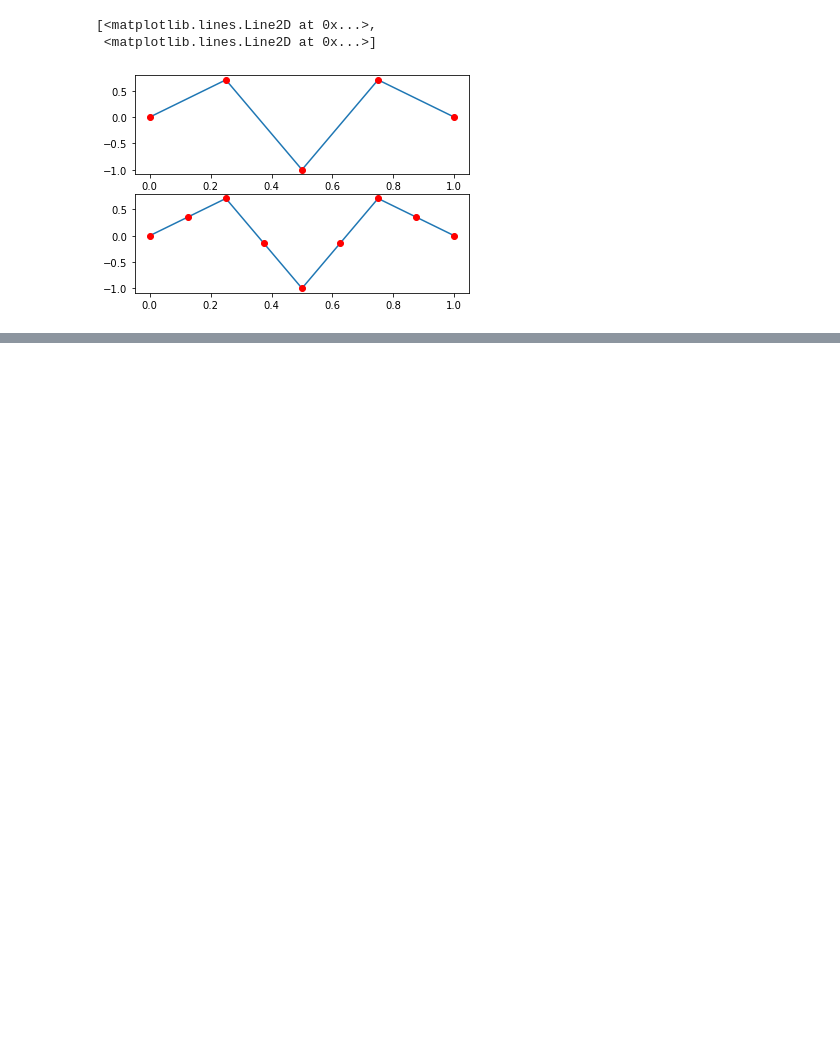
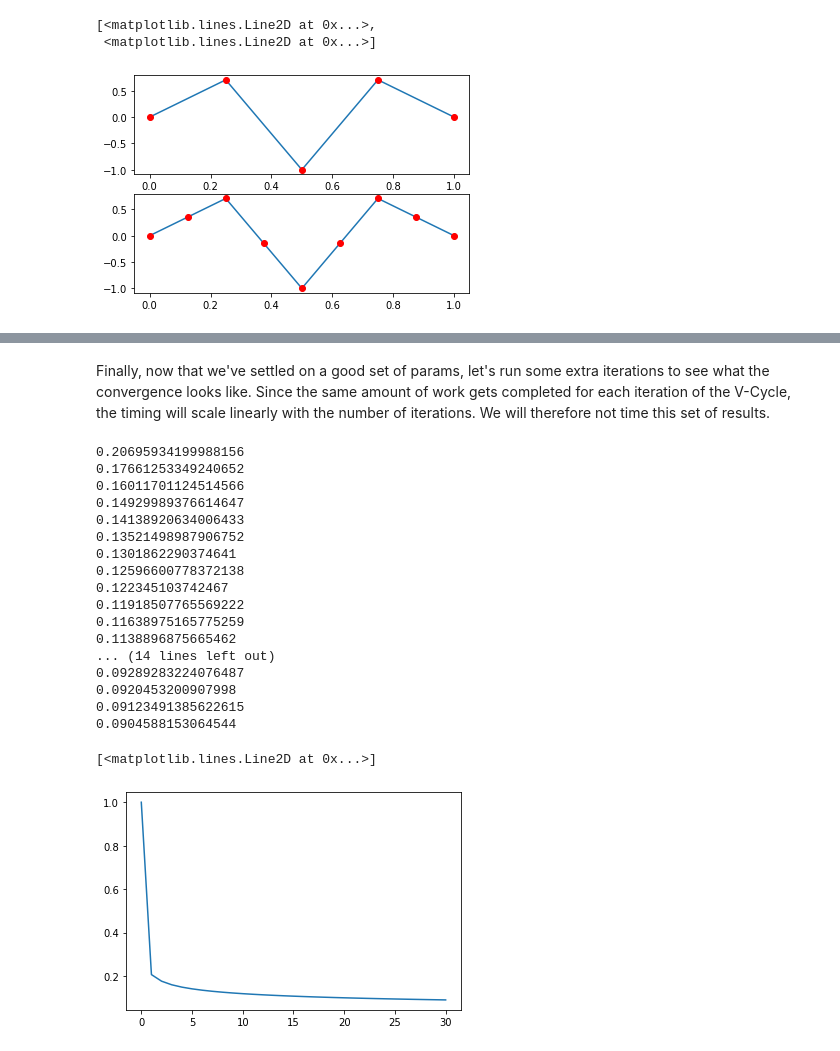
Before and after one commit to nsmoore57/M5344-IterativeMethods, a Jupyter notebook: MultigridPresentation/Multigrid Presentation.ipynb, the cells around one changed output, grey strips where cells are left out. Cells and saved outputs as stored; diff of their text form; code cells hidden in the pictures; blank space fills up the shorter version.

```diff
--- a/MultigridPresentation/Multigrid Presentation.ipynb
+++ b/MultigridPresentation/Multigrid Presentation.ipynb
@@ -221,0 +398,16 @@ axs[1].plot(x_coarse,y_coarse,'-',x_coarse, y_coarse, 'ro')
+# %%
+# Run TwoGrid - 5 pre and 5 post relax, 1 iteration
+startT = time.time()
+x_TG = TwoGridScheme(A_fine, b, 5, 5, 1)
+endT = time.time()
+relError = norm(x_TG - xTrue)/norm(xTrue)
+results.add_row(["Two Grid (5 pre, 5 post)", 1, relError, endT-startT])
+
+# Run CG to the similar relative error
+startT = time.time()
+(conv, iters_CG, x_CG, _, _) = PCG(A_fine, b, maxiter=100000, tau=1.8e-9)
+endT = time.time()
+relError = norm(x_CG - xTrue)
+results.add_row(["CG", iters_CG, relError, endT-startT])
+
+print(results)
@@ -221,0 +583,40 @@ axs[1].plot(x_coarse,y_coarse,'-',x_coarse, y_coarse, 'ro')
+# %% [markdown]
+Finally, now that we've settled on a good set of params, let's run some extra iterations to see what the convergence looks like.  Since the same amount of work gets completed for each iteration of the V-Cycle, the timing will scale linearly with the number of iterations. We will therefore not time this set of results.
+# %%
+maxIters = 30
+coarseGridSize = 2**13
+numRelax = 5
+
+# container to hold the errors
+relError = np.ones(maxIters+1)
+
+# Provide an initial guess
+x_VCyc = np.zeros_like(b)
+
+for i in range(1,maxIters+1):
+    x_VCyc = VCycle(A_fine, b, numRelax, numRelax, coarseGridSize, numiters=1, x=x_VCyc)
+    relError[i] = norm(x_VCyc - xTrue)/norm(xTrue)
+    print(relError[i])
+
+# Plot the errors
+plt.plot(relError)
+# %% [output]
+0.20695934199988156
+0.17661253349240652
+0.16011701124514566
+0.14929989376614647
+0.14138920634006433
+0.13521498987906752
+0.1301862290374641
+0.12596600778372138
+0.122345103742467
+0.11918507765569222
+0.11638975165775259
+0.1138896875665462
+... (14 lines left out)
+0.09289283224076487
+0.0920453200907998
+0.09123491385622615
+0.0904588153064544
+[<matplotlib.lines.Line2D at 0x...>]
+[figure, added]
```
Also changed, not shown: parts of 40 cells of this notebook, 9 other files.
